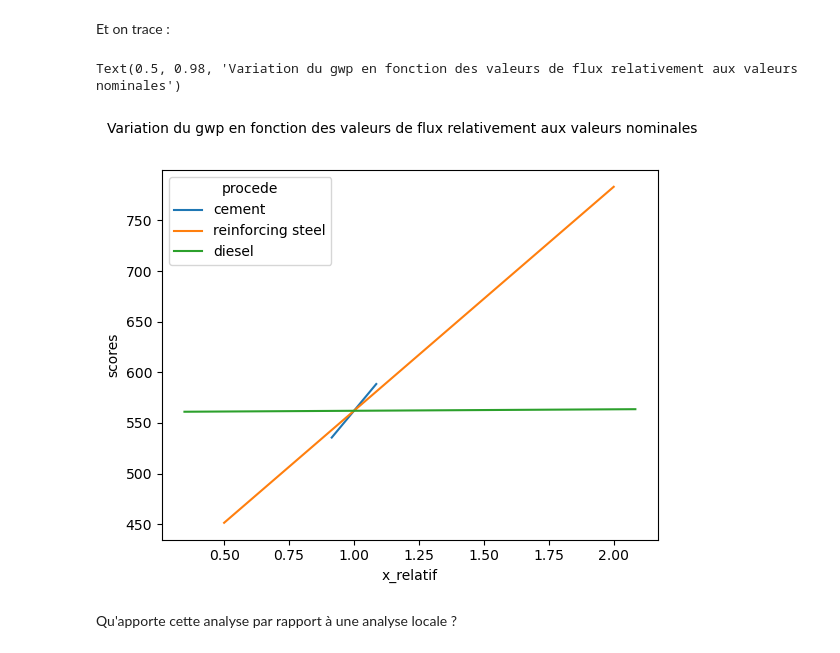
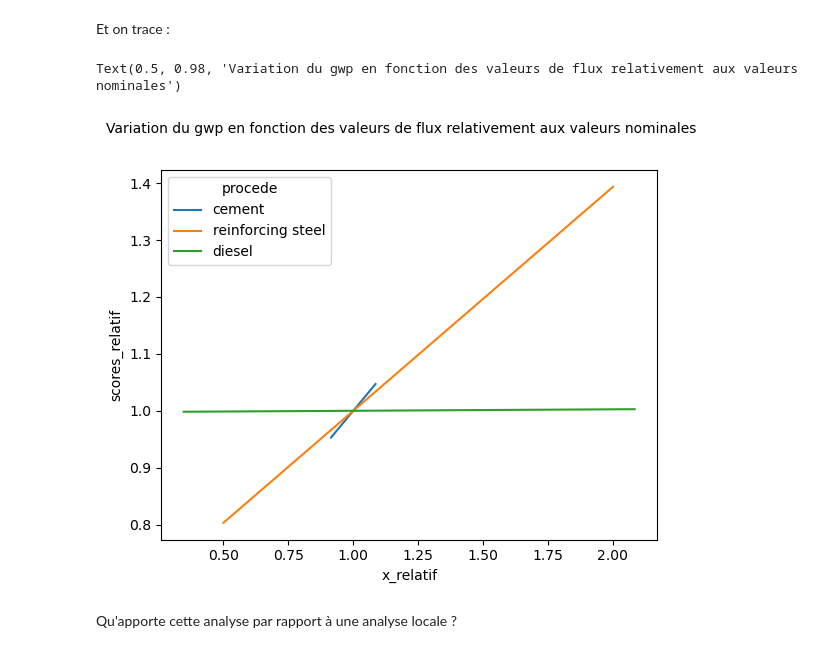
Before and after one commit to tchevilliet/ANCYV_2025, a Jupyter notebook: 5_Analyse_de_sensibilites.ipynb, the cells around one changed output. Drawn from its saved outputs; the diff is of its cells as text; code cells hidden in the pictures.

```diff
--- a/5_Analyse_de_sensibilites.ipynb
+++ b/5_Analyse_de_sensibilites.ipynb
@@ -156,14 +141,14 @@ noeuds = []
 
 lca = bc.LCA(demand={beton_A.id : 1.0},method=gwp100)
 
-for exc in echanges :
+for exc in tqdm(echanges) :
     lca.lci()
     lca.lcia()
 
     flux_j.append(bd.get_node(code = exc['input'][1])['name'])
     noeuds.append(bd.get_node(code = exc['output'][1])['name'])
 
-    #On récupère les indices de colonnes et de lignes du béton et du procédé appelé par l'échange
+    #On récupère les indices de cobiosphere_matrixlonnes et de lignes du béton et du procédé appelé par l'échange
     col_id = bd.Database(exc['output'][0]).get(exc['output'][1]).id
     row_id = bd.Database(exc['input'][0]).get(exc['input'][1]).id
 
@@ -242,9 +227,9 @@ On définit des domaines aux paramètres pour lesquelles on veut connaître la s
 - la quantité de ferraillage que l'on va faire varier entre 50 et 200 kg/m3
 - la quantité d'énergie de malaxage, que l'on va faire varier entre 5 et 30 MJ
 # %%
-dom_cement = np.linspace(320,380,20)
-dom_ferraillage = np.linspace(50,200,20)
-dom_malax = np.linspace(5,30,20)
+dom_cement = np.linspace(320,380,10)
+dom_ferraillage = np.linspace(50,200,10)
+dom_malax = np.linspace(5,30,10)
 # %% [markdown]
 On parcourt ces domaines un à un en réalisant l'ACV pour chaque point :
 # %%
@@ -257,7 +242,7 @@ dict_domaines = {'cement' : dom_cement,'reinforcing steel' : dom_ferraillage, 'd
 
 lca = bc.LCA(demand={beton_A.id : 1.0},method=gwp100)
 
-for k,v in dict_domaines.items() :
+for k,v in tqdm(dict_domaines.items()) :
     lca.lci()
     lca.lcia()
 
@@ -327,17 +312,19 @@ dict_nominal = {'cement' : 350,'reinforcing steel' : 100, 'diesel' : 14.4}
 for i in df_OAT_GSA.index :
     x_relatif.append(df_OAT_GSA.at[i,'x']/dict_nominal[df_OAT_GSA.at[i,'procede']])
 
+
 df_OAT_GSA['x_relatif'] = x_relatif
+df_OAT_GSA['scores_relatif'] = df_OAT_GSA['scores']/y_tilde
 # %% [markdown]
 Et on trace :
 # %%
 fig, ax = plt.subplots()
 
-sns.lineplot(data=df_OAT_GSA, x = 'x_relatif', y='scores', hue = 'procede')
+sns.lineplot(data=df_OAT_GSA, x = 'x_relatif', y='scores_relatif', hue = 'procede')
 fig.suptitle("Variation du gwp en fonction des valeurs de flux relativement aux valeurs nominales", fontsize = 10)
 # %% [output]
 Text(0.5, 0.98, 'Variation du gwp en fonction des valeurs de flux relativement aux valeurs nominales')
-[figure, old version]
+[figure, new version]
 # %% [markdown]
 
 Qu'apporte cette analyse par rapport à une analyse locale ?
```
Also changed, not shown: parts of 8 cells of this notebook, 1 other file.
